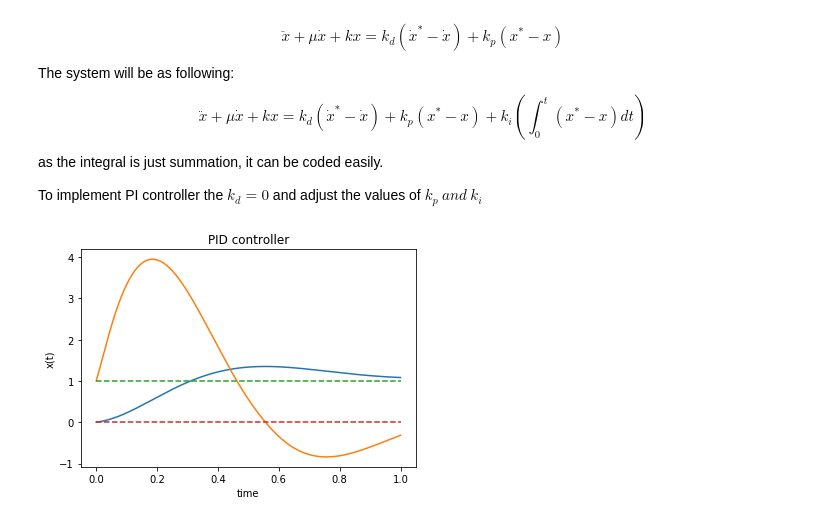
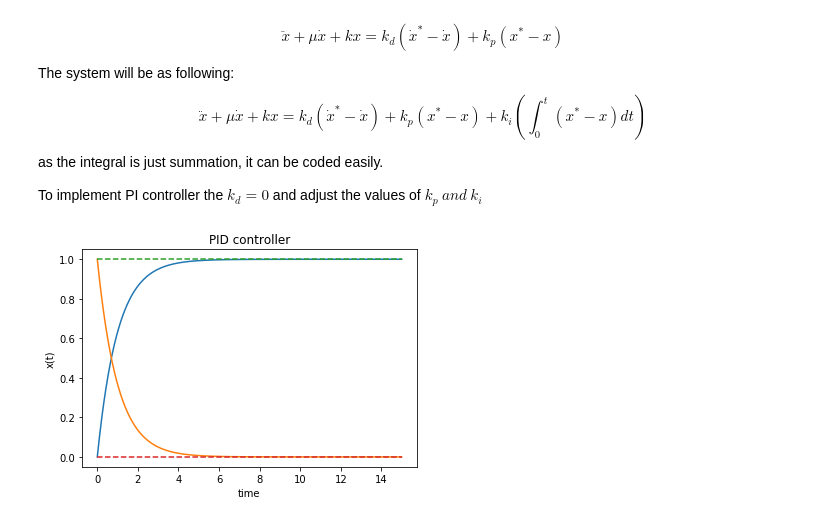
Before and after one commit to hany606/LCT_Spring20IU, a Jupyter notebook: Hany_Hamed_Lab_2_Basic_Control.ipynb, the cells around one changed output. Drawn from its saved outputs; the diff is of its cells as text; code cells hidden in the pictures.

```diff
--- a/Hany_Hamed_Lab_2_Basic_Control.ipynb
+++ b/Hany_Hamed_Lab_2_Basic_Control.ipynb
@@ -567,6 +567,7 @@ from numpy.linalg import eig
 from scipy.integrate import odeint
 import matplotlib.pyplot as plt
 from math import sin, cos
+import time as timelib
 
 cumulative_error = [[0,0]]
 # error = []
@@ -588,9 +589,9 @@ def x_dot_desired_func(t):
   # return cos(t)*StepFunction(t)
   # return (t)*StepFunction(t)
 
-kp = 30
-ki = 0.0004
-kd = 5
+kp = 100
+ki = 10
+kd = 100
 
 # def calc_cumulative_error(solution, desired, time):
 #   error_loc = [0,0]
@@ -603,18 +604,22 @@ kd = 5
 
 error_cumulative_i = 0
 
-
+last_time = 0
 def Oscillator_Control_PID(x, t):
     error     = x_desired_func(t)     - x[0]
     error_dot = x_dot_desired_func(t) - x[1]
-    global error_cumulative_i
+    global error_cumulative_i, last_time
+    current_time = t
+    dt = current_time-last_time
+    last_time = current_time
+    error_cumulative_i += error*dt
+
     u = kp*error + kd*error_dot + ki*error_cumulative_i
-    error_cumulative_i += error
     # print(error)
     return np.array([x[1], (u - mu*x[1] - k*x[0])])
 
 x0 = np.array([0,1])
-time = np.linspace(0, 1, 1000)    # interval from 0 to 1
+time = np.linspace(0, 15, 1000)    # interval from 0 to 1
 
 x_desired = [x_desired_func(i) for i in time]
 x_dot_desired = [x_dot_desired_func(i) for i in time]
@@ -622,31 +627,31 @@ x_dot_desired = [x_dot_desired_func(i) for i in time]
 solution = {"PID_Control": odeint(Oscillator_Control_PID, x0, time)}
 
 
 plt.plot(time, solution["PID_Control"])
 
 plt.plot(time, x_desired, linestyle="dashed")
 plt.plot(time, x_dot_desired, linestyle="dashed")
 
 plt.xlabel('time')
 plt.ylabel('x(t)')
 plt.title('PID controller')
 plt.show()
 
 # x_desired_merge = list(zip(x_desired, x_dot_desired))
 
 # calc_cumulative_error(solution["PID_Control"], x_desired_merge, time)
 
 
 # plt.plot(time, error)
 # plt.xlabel('time')
 # plt.ylabel('error(t)')
 # plt.title('Error Function')
 # plt.show()
 
 # plt.plot(np.append(time, 20+20/10000), cumulative_error)
 # plt.xlabel('time')
 # plt.ylabel('cumulative_error(t)')
 # plt.title('Cost Function / Cumulative Error Function')
 # plt.show()
 # %% [output]
-[figure, old version]
+[figure, new version]
```
